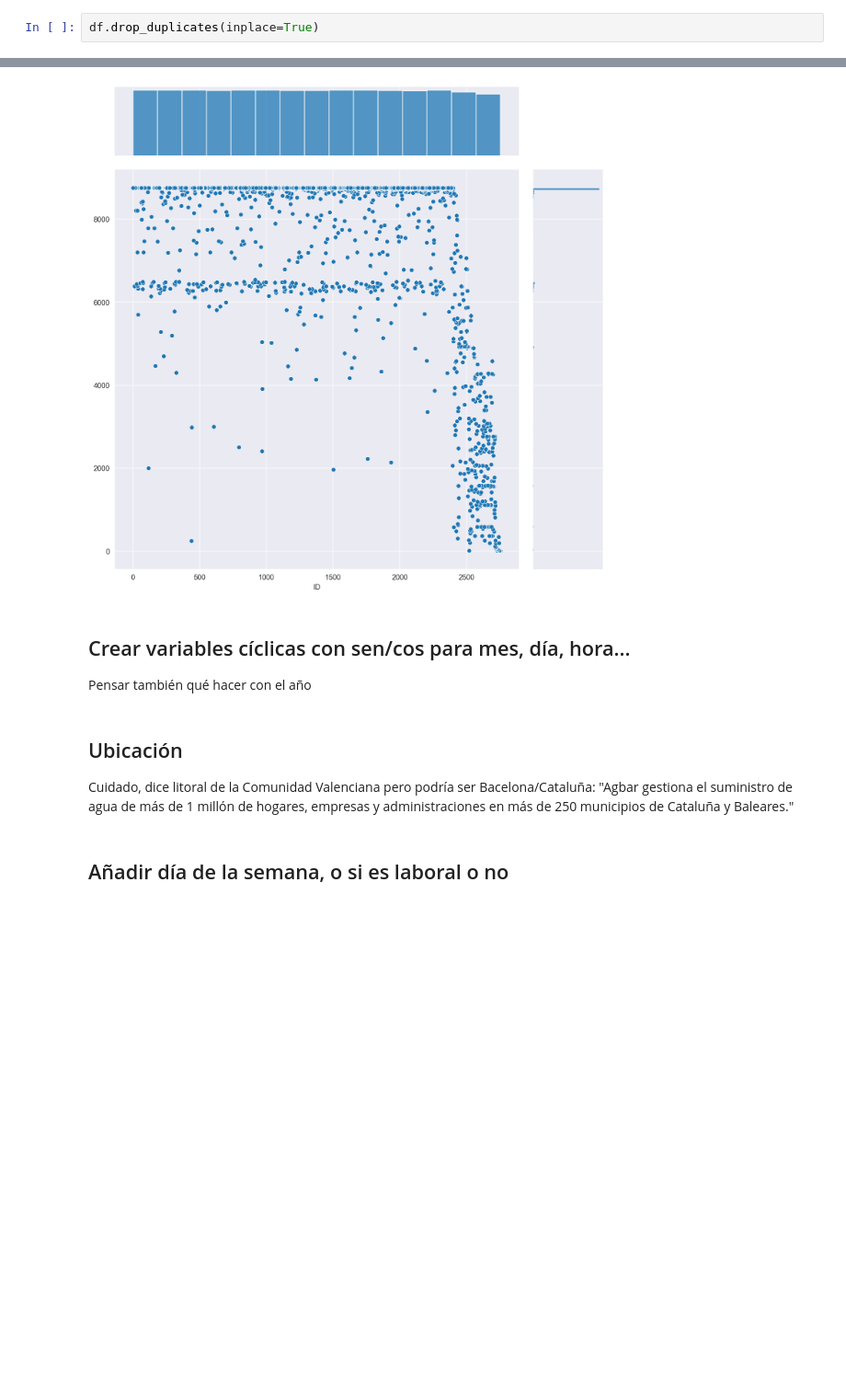
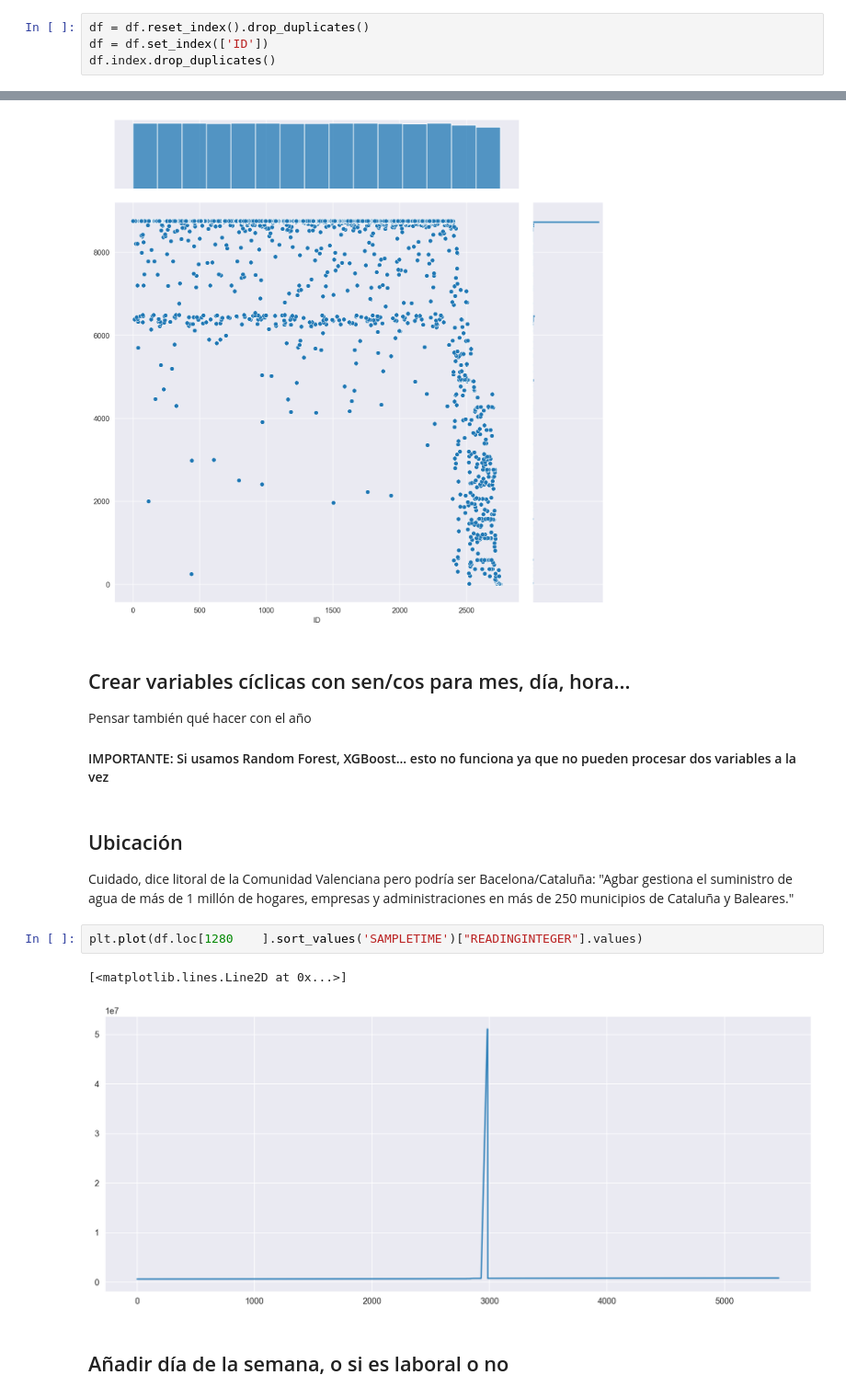
Before and after one commit to ptorrijos99/WaterFootprint2022, a Jupyter notebook: Script Exploración.ipynb, the cells around one changed output, grey strips where cells are left out. Shown at 92% size. Saved outputs shown, nothing was run; the diff lists cells and outputs as text; blank space fills up the shorter version.

```diff
--- a/Script Exploración.ipynb
+++ b/Script Exploración.ipynb
@@ -677,5 +690,7 @@ df.loc[248].sort_values('SAMPLETIME').head(3010).tail(20)
 | 248 | 2019-03-04 08:00:00 | 21722600 | 0.0 | 10100 | 0.0 |
 # %% [markdown]
 Y por último eliminamos las horas repetidas:
-# %%
-df.drop_duplicates(inplace=True)
+# %%
+df = df.reset_index().drop_duplicates()
+df = df.set_index(['ID'])
+df.index.drop_duplicates()
@@ -766,9 +786,16 @@ sns.jointplot(data=df.groupby(['ID']).size().sort_values(), kind='scatter', heig
 ## Crear variables cíclicas con sen/cos para mes, día, hora...
 
 Pensar también qué hacer con el año
+
+#### IMPORTANTE: Si usamos Random Forest, XGBoost... esto no funciona ya que no pueden procesar dos variables a la vez
 # %% [markdown]
 ## Ubicación
 
 Cuidado, dice litoral de la Comunidad Valenciana pero podría ser Bacelona/Cataluña: "Agbar gestiona el suministro de agua de más de 1 millón de hogares, empresas y administraciones en más de 250 municipios de Cataluña y Baleares."
+# %%
+plt.plot(df.loc[1280    ].sort_values('SAMPLETIME')["READINGINTEGER"].values)
+# %% [output]
+[<matplotlib.lines.Line2D at 0x...>]
+[figure, added]
 # %% [markdown]
 ## Añadir día de la semana, o si es laboral o no
```
Also changed, not shown: parts of 12 cells of this notebook, 3 other files.
